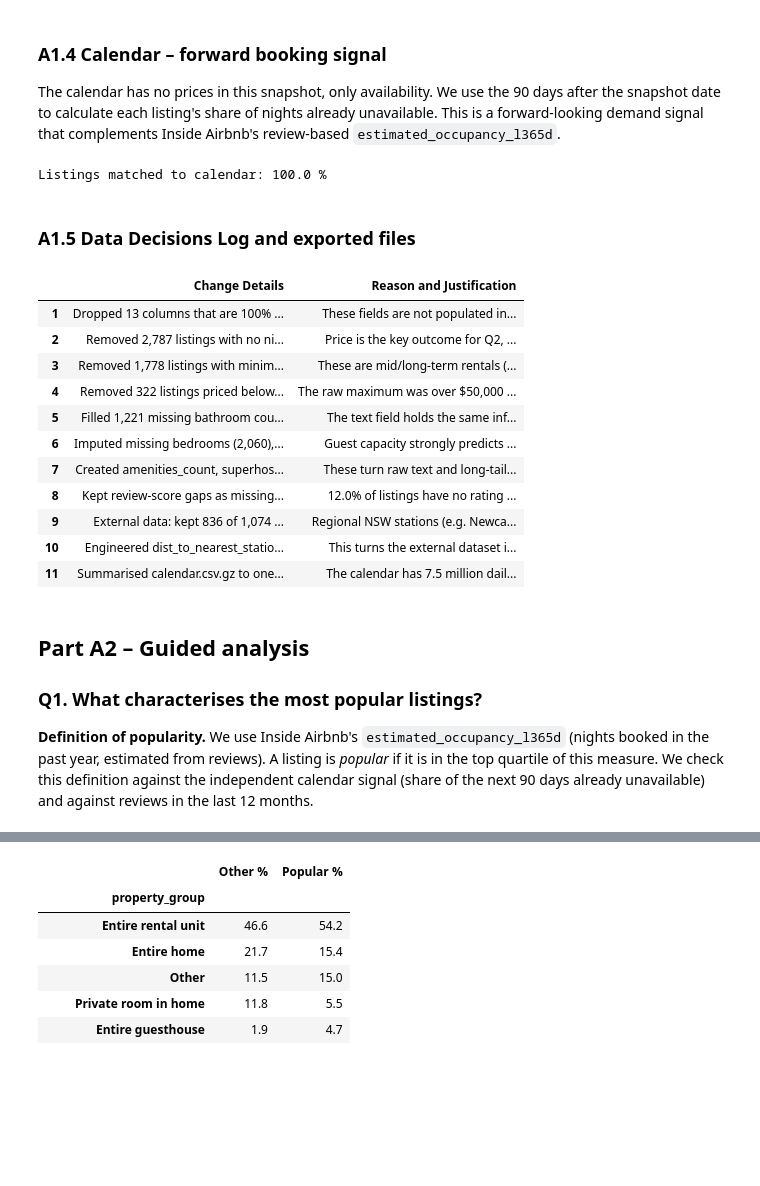
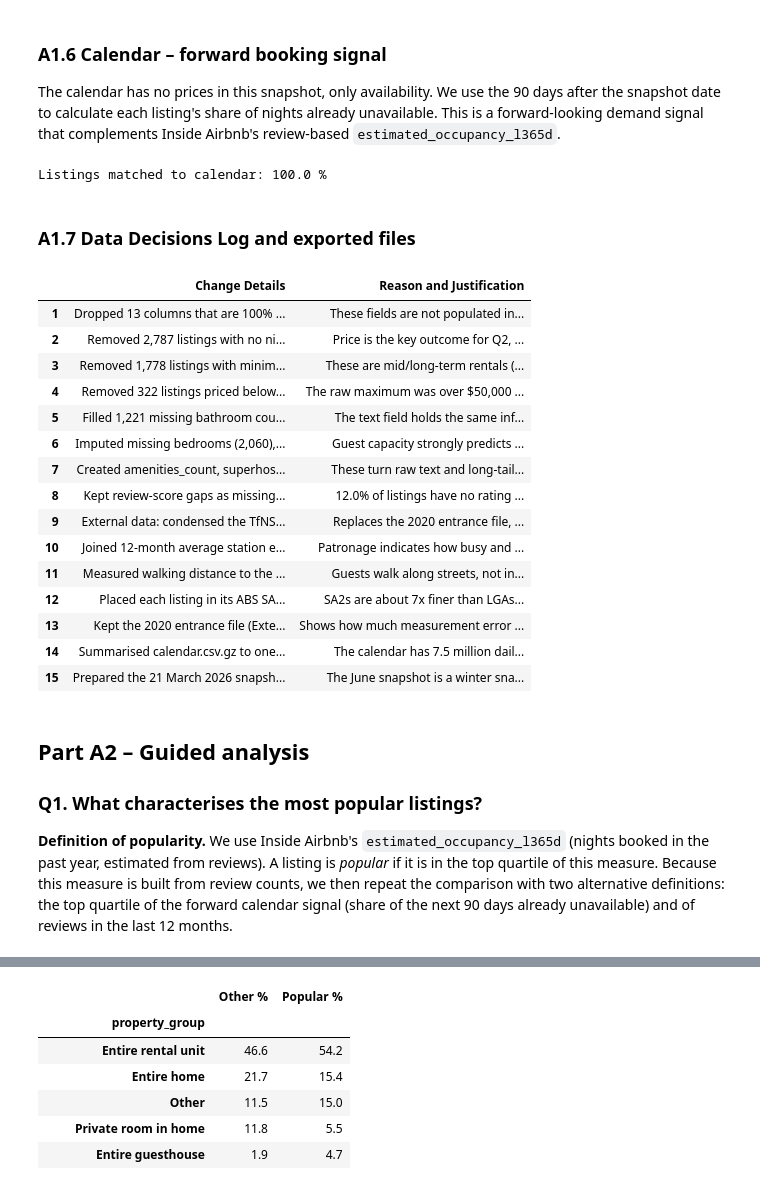
Before and after one commit to TeoTzeShuen/ACC2125-Group-Project, a Jupyter notebook: Code_GroupXX.ipynb, the cells around one changed output, grey strips where cells are left out. Cells and saved outputs as stored; diff of their text form; code cells hidden in the pictures; blank space fills up the shorter version.

```diff
--- a/Code_GroupXX.ipynb
+++ b/Code_GroupXX.ipynb
@@ -71,24 +117,24 @@ The Sydney snapshot gives a large, mature market (20,000+ listings) with strong
 # %%
 listings_raw = pd.read_csv(DATA / "listings.csv.gz")
 calendar_raw = pd.read_csv(DATA / "calendar.csv.gz", parse_dates=["date"])
-stations_raw = pd.read_csv(EXTERNAL)
 lga_shapes = gpd.read_file(DATA / "neighbourhoods.geojson")
+listings_mar = pd.read_csv(DATA / "snapshots" / "listings_2026-03-21.csv.gz")
 
 SNAPSHOT = pd.to_datetime(listings_raw["last_scraped"]).max()
 summary = pd.DataFrame({
-    "Dataset": ["listings.csv.gz", "calendar.csv.gz", "neighbourhoods.geojson", "External_GroupXX.csv"],
-    "Source": ["Inside Airbnb", "Inside Airbnb", "Inside Airbnb", "Transport for NSW"],
-    "Rows": [len(listings_raw), len(calendar_raw), len(lga_shapes), len(stations_raw)],
-    "Columns": [listings_raw.shape[1], calendar_raw.shape[1], lga_shapes.shape[1], stations_raw.shape[1]],
+    "Dataset": ["listings.csv.gz (Jun 2026)", "calendar.csv.gz", "neighbourhoods.geojson", "listings.csv.gz (Mar 2026)"],
+    "Source": ["Inside Airbnb"] * 4,
+    "Rows": [len(listings_raw), len(calendar_raw), len(lga_shapes), len(listings_mar)],
+    "Columns": [listings_raw.shape[1], calendar_raw.shape[1], lga_shapes.shape[1], listings_mar.shape[1]],
 })
 print("Snapshot date:", SNAPSHOT.date())
 print("Calendar covers", calendar_raw["date"].min().date(), "to", calendar_raw["date"].max().date())
 RESULTS["snapshot"] = str(SNAPSHOT.date())
 RESULTS["snapshot_start"] = str(pd.to_datetime(listings_raw["last_scraped"]).min().date())
+RESULTS["snapshot_mar"] = str(pd.to_datetime(listings_mar["last_scraped"]).max().date())
 RESULTS["raw_listings"] = len(listings_raw)
+RESULTS["raw_listings_mar"] = len(listings_mar)
 RESULTS["raw_calendar_rows"] = len(calendar_raw)
-RESULTS["raw_station_rows"] = len(stations_raw)
-RESULTS["raw_stations_unique"] = int(stations_raw["Train_Station"].nunique())
 summary
 # %% [output]
 Snapshot date: 2026-06-29
@@ -240,0 +545,22 @@ Name: count, dtype: int64
+# %%
+s20 = st2020.copy()
+s20 = s20[in_window(s20["LAT"], s20["LONG"], df)].drop_duplicates(subset=["LAT", "LONG"])
+tree20 = BallTree(np.radians(s20[["LAT", "LONG"]].values), metric="haversine")
+d20, i20 = tree20.query(np.radians(df[["latitude", "longitude"]].values), k=1)
+df["dist_station_2020_m"] = d20[:, 0] * EARTH_R
+# A current station is "new" if no 2020 entrance lies within 300 m of any of its entrances (names differ between files)
+d_new, _ = tree20.query(np.radians(st[["lat", "lon"]].values), k=1)
+near_2020 = pd.Series(d_new[:, 0] * EARTH_R, index=st["station_id"].values).groupby(level=0).min()
+new_ids = near_2020.index[near_2020 > 300]
+RESULTS["new_stations_since_2020"] = sorted(st_info.loc[new_ids, "station_name"].tolist())
+closer = df["dist_station_2020_m"] - df["dist_to_nearest_station_m"] > 200
+RESULTS["listings_station_closer_than_2020"] = int(closer.sum())
+RESULTS["listings_nearest_new_station"] = int(df["nearest_station_id"].isin(new_ids).sum())
+RESULTS["share_within_500m_2020"] = pct((df["dist_station_2020_m"] < 500).mean())
+print(f"{len(new_ids)} stations in the current network are not in the 2020 file; {closer.sum():,} listings are now >200 m closer to rail; "
+      f"{RESULTS['listings_nearest_new_station']:,} listings' nearest station opened after 2020.")
+print("Within 500 m (straight line): 2020 network", RESULTS["share_within_500m_2020"], "% vs current", RESULTS["share_within_500m_straight"], "%")
+log(f"Kept the 2020 entrance file (External05) only as a comparison: {len(new_ids)} current stations are missing from it and "
+    f"{closer.sum():,} listings are more than 200 m closer to rail on the current network.",
+    "Shows how much measurement error the outdated network introduced; such error biases a rail effect towards zero.")
+df.loc[df["nearest_station_id"].isin(new_ids), "nearest_station"].value_counts().head(10)
@@ -241,5 +582,5 @@ Name: count, dtype: int64
 # %% [markdown]
-### A1.4 Calendar – forward booking signal
+### A1.6 Calendar – forward booking signal
 The calendar has no prices in this snapshot, only availability. We use the 90 days after the snapshot date to calculate each listing's share of nights already unavailable. This is a forward-looking demand signal that complements Inside Airbnb's review-based `estimated_occupancy_l365d`.
 # %%
 cal = calendar_raw[(calendar_raw["date"] >= SNAPSHOT) & (calendar_raw["date"] < SNAPSHOT + pd.Timedelta(days=90))].copy()
@@ -253,42 +597,49 @@ print("Listings matched to calendar:", RESULTS["calendar_match_share"], "%")
 # %% [output]
 Listings matched to calendar: 100.0 %
 # %% [markdown]
-### A1.5 Data Decisions Log and exported files
+### A1.7 Data Decisions Log and exported files
 # %%
 decisions = pd.DataFrame(LOG)
 decisions.index = decisions.index + 1
 decisions.to_csv(OUT / "data_decisions_log.csv", index_label="Step")
 
 export_cols = ["id", "name", "host_id", "host_tier", "calculated_host_listings_count", "superhost",
-               "neighbourhood_cleansed", "latitude", "longitude", "property_type", "property_group", "room_type",
+               "neighbourhood_cleansed", "sa2_code", "sa2_name", "irsad_score", "irsad_decile", "latitude", "longitude",
+               "property_type", "property_group", "room_type",
                "accommodates", "bedrooms", "beds", "bathrooms", "bath_shared", "amenities_count", "price",
                "minimum_nights", "availability_365", "number_of_reviews", "number_of_reviews_ltm",
                "estimated_occupancy_l365d", "estimated_revenue_l365d", "review_scores_rating",
                "review_scores_accuracy", "review_scores_cleanliness", "review_scores_checkin",
                "review_scores_communication", "review_scores_location", "review_scores_value", "rated",
-               "unavailable_rate_90d", "dist_to_nearest_station_m", "nearest_station", "stations_within_1km",
-               "transit_band", "near_station", "dist_to_cbd_km"]
+               "unavailable_rate_90d", "dist_to_nearest_station_m", "walk_dist_station_m", "walk_routed", "dist_station_2020_m",
+               "nearest_station", "nearest_mode", "nearest_has_metro", "services_per_hour", "monthly_entries_exits",
+               "rail_mins_to_cbd", "rail_mins_to_airport", "door_to_cbd_min", "stations_within_1km",
+               "transit_band", "near_station", "dist_to_cbd_km", "cbd_ring", "dist_to_beach_km", "attractions_1km"]
 df[export_cols].to_csv("Data01_GroupXX.csv", index=False)
 cal_sum.to_csv("Data02_GroupXX.csv", index=False)
 with pd.option_context("display.max_colwidth", None):
     display(decisions)
 # %% [output]
 |  | Change Details | Reason and Justification |
 | 1 | Dropped 13 columns that are 100% ... | These fields are not populated in... |
 | 2 | Removed 2,787 listings with no ni... | Price is the key outcome for Q2, ... |
 | 3 | Removed 1,778 listings with minim... | These are mid/long-term rentals (... |
 | 4 | Removed 322 listings priced below... | The raw maximum was over $50,000 ... |
 | 5 | Filled 1,221 missing bathroom cou... | The text field holds the same inf... |
 | 6 | Imputed missing bedrooms (2,060),... | Guest capacity strongly predicts ... |
 | 7 | Created amenities_count, superhos... | These turn raw text and long-tail... |
 | 8 | Kept review-score gaps as missing... | 12.0% of listings have no rating ... |
-| 9 | External data: kept 836 of 1,074 ... | Regional NSW stations (e.g. Newca... |
-| 10 | Engineered dist_to_nearest_statio... | This turns the external dataset i... |
-| 11 | Summarised calendar.csv.gz to one... | The calendar has 7.5 million dail... |
+| 9 | External data: condensed the TfNS... | Replaces the 2020 entrance file, ... |
+| 10 | Joined 12-month average station e... | Patronage indicates how busy and ... |
+| 11 | Measured walking distance to the ... | Guests walk along streets, not in... |
+| 12 | Placed each listing in its ABS SA... | SA2s are about 7x finer than LGAs... |
+| 13 | Kept the 2020 entrance file (Exte... | Shows how much measurement error ... |
+| 14 | Summarised calendar.csv.gz to one... | The calendar has 7.5 million dail... |
+| 15 | Prepared the 21 March 2026 snapsh... | The June snapshot is a winter sna... |
 # %% [markdown]
 ## Part A2 – Guided analysis
 ### Q1. What characterises the most popular listings?
-**Definition of popularity.** We use Inside Airbnb's `estimated_occupancy_l365d` (nights booked in the past year, estimated from reviews). A listing is *popular* if it is in the top quartile of this measure. We check this definition against the independent calendar signal (share of the next 90 days already unavailable) and against reviews in the last 12 months.
+**Definition of popularity.** We use Inside Airbnb's `estimated_occupancy_l365d` (nights booked in the past year, estimated from reviews). A listing is *popular* if it is in the top quartile of this measure. Because this measure is built from review counts, we then repeat the comparison with two alternative definitions: the top quartile of the forward calendar signal (share of the next 90 days already unavailable) and of reviews in the last 12 months.
 # %%
 q75 = df["estimated_occupancy_l365d"].quantile(0.75)
 df["popular"] = df["estimated_occupancy_l365d"] >= q75
```
Also changed, not shown: parts of 96 cells of this notebook, 26 other files.
